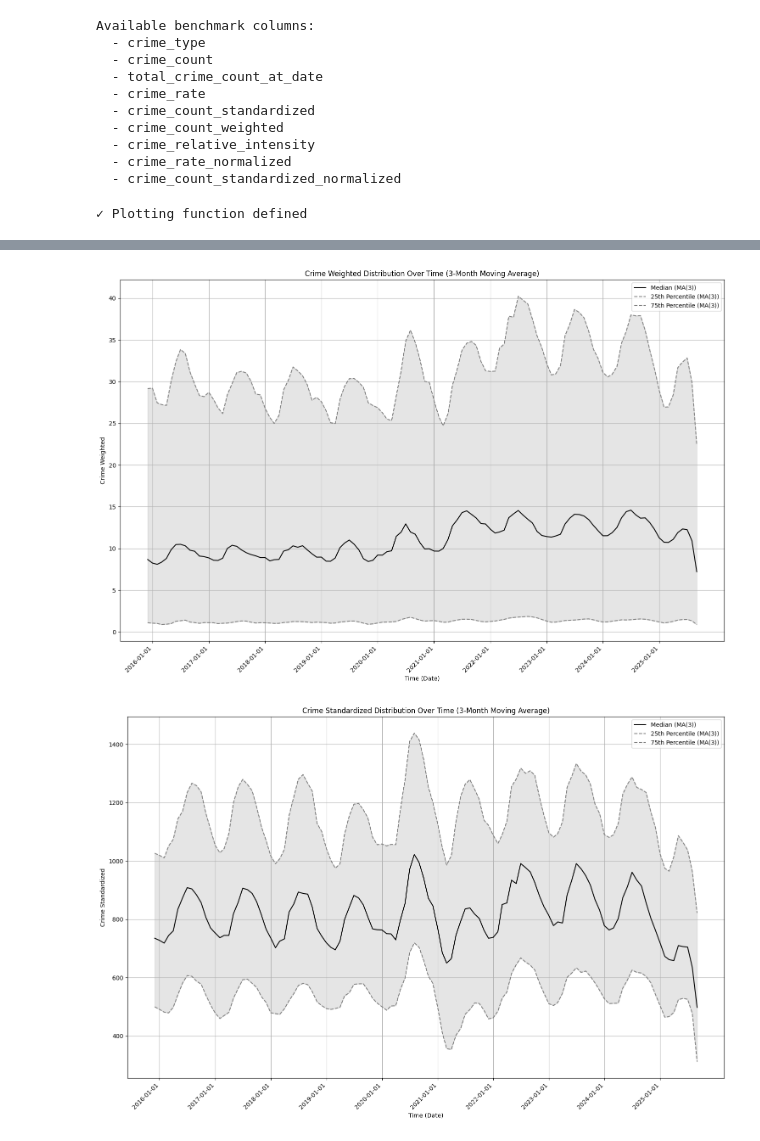
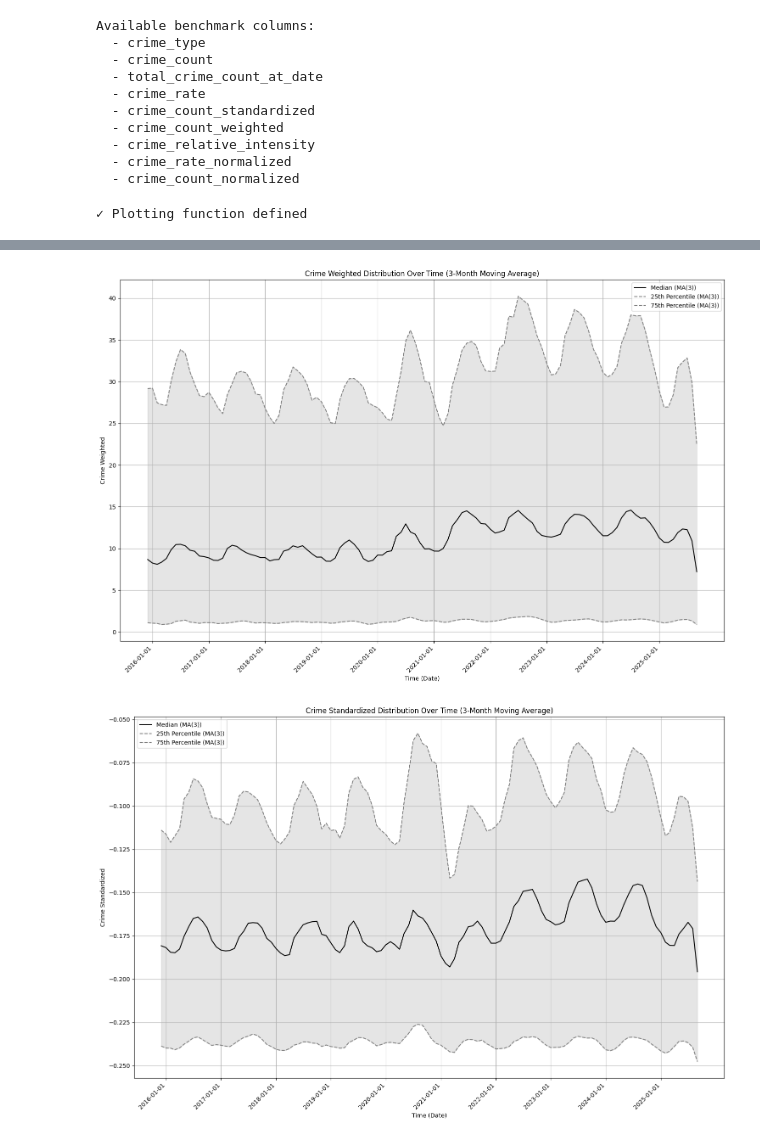
Before and after one commit to xingyuanzhao-project/psci6356, a Jupyter notebook: op1.5_crim_desc.ipynb, the cells around one changed output, grey strips where cells are left out. Drawn from its saved outputs; the diff is of its cells as text; code cells hidden in the pictures.

```diff
--- a/op1.5_crim_desc.ipynb
+++ b/op1.5_crim_desc.ipynb
@@ -85,9 +85,8 @@ df_final = df_final.merge(total_crime_at_date, on='date', how='left')
 # Crime rate per 100k population
 df_final['crime_rate'] = (df_final['crime_count'] / df_final['population']) * 100000
 
-# Standardized crime count (using median state population as reference)
-reference_pop = df_final.groupby('state_code')['population'].first().median()
-df_final['crime_count_standardized'] = df_final['crime_count'] * (reference_pop / df_final['population'])
+# Standardized crime count (Z-score standardization)
+df_final['crime_count_standardized'] = (df_final['crime_count'] - df_final['crime_count'].mean()) / df_final['crime_count'].std()
 
 # Population-weighted crime
 df_final['crime_count_weighted'] = (df_final['population'] / df_final['total_population_at_date']) * df_final['crime_count']
@@ -103,9 +102,9 @@ df_final['crime_rate_normalized'] = (
     (df_final['crime_rate'].max() - df_final['crime_rate'].min())
 )
 
-df_final['crime_count_standardized_normalized'] = (
-    (df_final['crime_count_standardized'] - df_final['crime_count_standardized'].min()) /
-    (df_final['crime_count_standardized'].max() - df_final['crime_count_standardized'].min())
+df_final['crime_count_normalized'] = (
+    (df_final['crime_count'] - df_final['crime_count'].min()) /
+    (df_final['crime_count'].max() - df_final['crime_count'].min())
 )
 
 # Final cleanup
@@ -142,7 +141,7 @@ Column Summary:
 # Normalized columns already created in Step 2
 # Available normalized metrics:
 # - crime_rate_normalized
-# - crime_count_standardized_normalized
+# - crime_count_normalized
 
 print("Available benchmark columns:")
 benchmark_cols = [col for col in df_merged.columns if 'crime' in col.lower()]
@@ -158,7 +157,7 @@ Available benchmark columns:
   - crime_count_weighted
   - crime_relative_intensity
   - crime_rate_normalized
-  - crime_count_standardized_normalized
+  - crime_count_normalized
 # %%
 # ============================================================================
 # STEP 3: PLOTTING FUNCTION - DRY Approach
@@ -259,34 +258,34 @@ PLOT_SPECS = [
         'column': 'crime_rate',
         'title': 'Crime Rate Distribution Over Time (3-Month Moving Average)',
         'ylabel': 'Crime Rate',
         'filename': 'crime_rate_ma3'
     },
     {
         'column': 'crime_relative_intensity',
         'title': 'Crime Relative Intensity Distribution Over Time (3-Month Moving Average)',
         'ylabel': 'Crime Relative Intensity',
         'filename': 'crime_relative_intensity_ma3'
     },
     {
-        'column': 'crime_count_standardized_normalized',
+        'column': 'crime_count_normalized',
         'title': 'Crime Normalized Distribution Over Time (3-Month Moving Average)',
         'ylabel': 'Crime Normalized',
         'filename': 'crime_normalized_ma3'
     },
     {
         'column': 'crime_rate_normalized',
         'title': 'Crime Rate Normalized Distribution Over Time (3-Month Moving Average)',
         'ylabel': 'Crime Rate Normalized',
         'filename': 'crime_rate_normalized_ma3'
     }
 ]
 
 # Generate all plots
 for spec in PLOT_SPECS:
     plot_crime_metric(df_merged, **spec)
 # %% [output]
 [figure]
 [figure]
-[figure, old version]
+[figure, new version]
 [figure]
 [figure]
```
Also changed, not shown: parts of 2 cells of this notebook, 12 other files.
